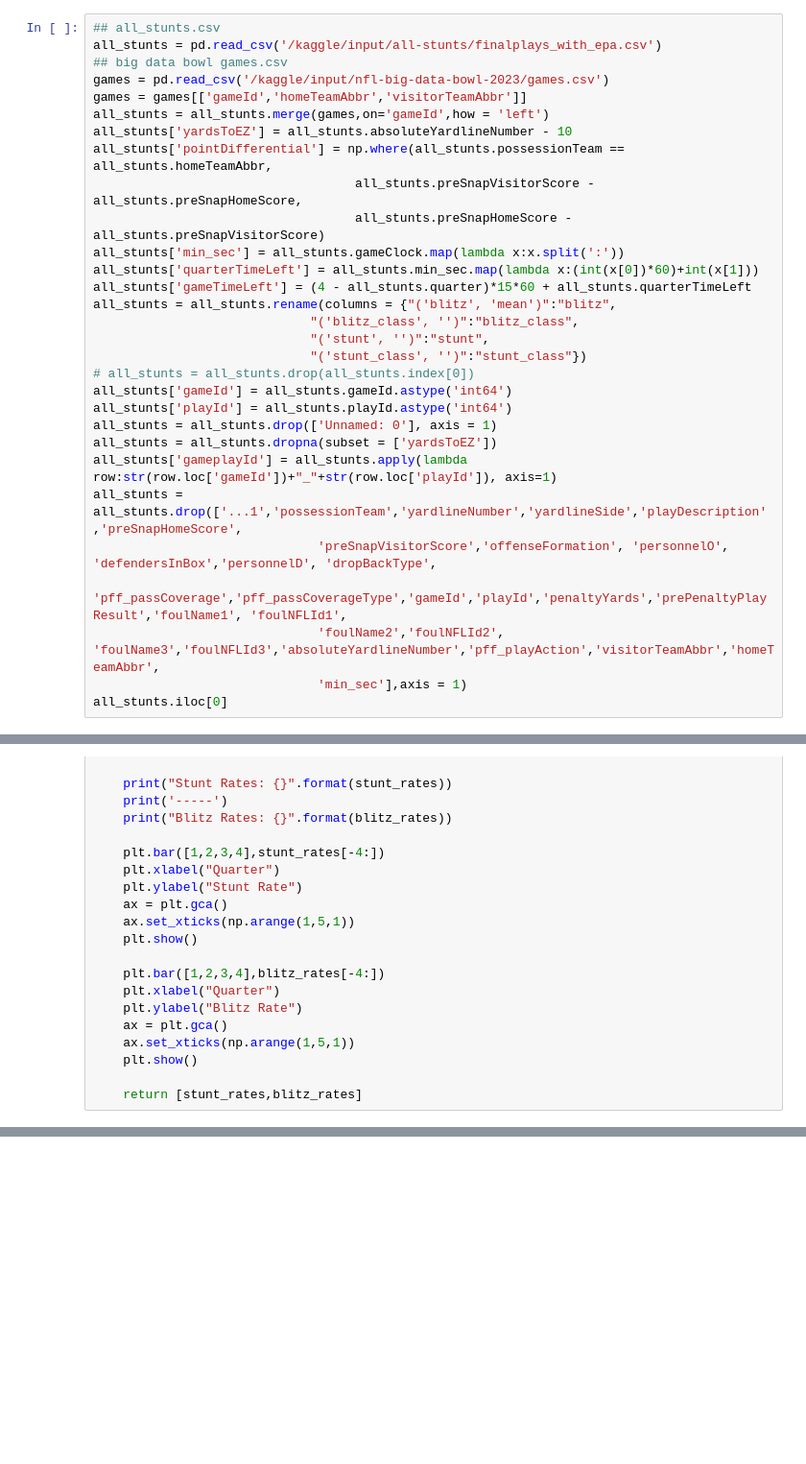
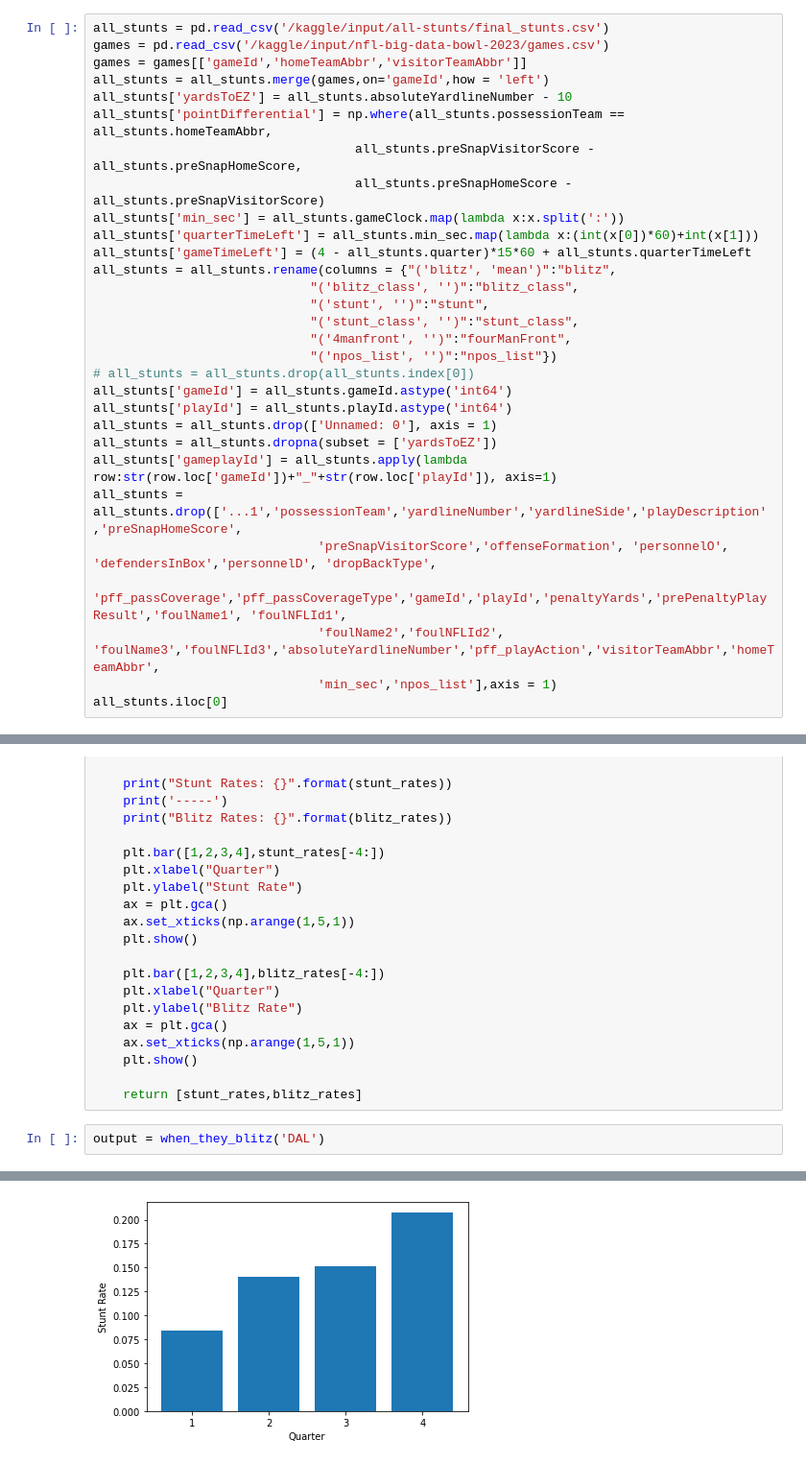
Before and after one commit to jroge29/bdb22, a Jupyter notebook: dash_functions.ipynb, the cells around one changed output, grey strips where cells are left out. Shown at 96% size. Cells and saved outputs as stored; diff of their text form; blank space fills up the shorter version.

```diff
--- a/dash_functions.ipynb
+++ b/dash_functions.ipynb
@@ -1,7 +11,5 @@
 # %%
-## all_stunts.csv
-all_stunts = pd.read_csv('/kaggle/input/all-stunts/finalplays_with_epa.csv')
-## big data bowl games.csv
+all_stunts = pd.read_csv('/kaggle/input/all-stunts/final_stunts.csv')
 games = pd.read_csv('/kaggle/input/nfl-big-data-bowl-2023/games.csv')
 games = games[['gameId','homeTeamAbbr','visitorTeamAbbr']]
 all_stunts = all_stunts.merge(games,on='gameId',how = 'left')
@@ -15,7 +23,9 @@ all_stunts['gameTimeLeft'] = (4 - all_stunts.quarter)*15*60 + all_stunts.quarter
 all_stunts = all_stunts.rename(columns = {"('blitz', 'mean')":"blitz",
                              "('blitz_class', '')":"blitz_class",
                              "('stunt', '')":"stunt",
-                             "('stunt_class', '')":"stunt_class"})
+                             "('stunt_class', '')":"stunt_class",
+                             "('4manfront', '')":"fourManFront",
+                             "('npos_list', '')":"npos_list"})
 # all_stunts = all_stunts.drop(all_stunts.index[0])
 all_stunts['gameId'] = all_stunts.gameId.astype('int64')
 all_stunts['playId'] = all_stunts.playId.astype('int64')
@@ -26,5 +36,5 @@ all_stunts = all_stunts.drop(['...1','possessionTeam','yardlineNumber','yardline
                               'preSnapVisitorScore','offenseFormation', 'personnelO', 'defendersInBox','personnelD', 'dropBackType',
                               'pff_passCoverage','pff_passCoverageType','gameId','playId','penaltyYards','prePenaltyPlayResult','foulName1', 'foulNFLId1',
                               'foulName2','foulNFLId2', 'foulName3','foulNFLId3','absoluteYardlineNumber','pff_playAction','visitorTeamAbbr','homeTeamAbbr',
-                              'min_sec'],axis = 1)
+                              'min_sec','npos_list'],axis = 1)
 all_stunts.iloc[0]
@@ -247,3 +370,6 @@ def when_they_blitz(team,all_stunts):
     plt.show()
 
     return [stunt_rates,blitz_rates]
+# %%
+output = when_they_blitz('DAL')
+# %% [output]
@@ -249,0 +379 @@ def when_they_blitz(team,all_stunts):
+[figure, added]
```
Also changed, not shown: parts of 13 cells of this notebook.
